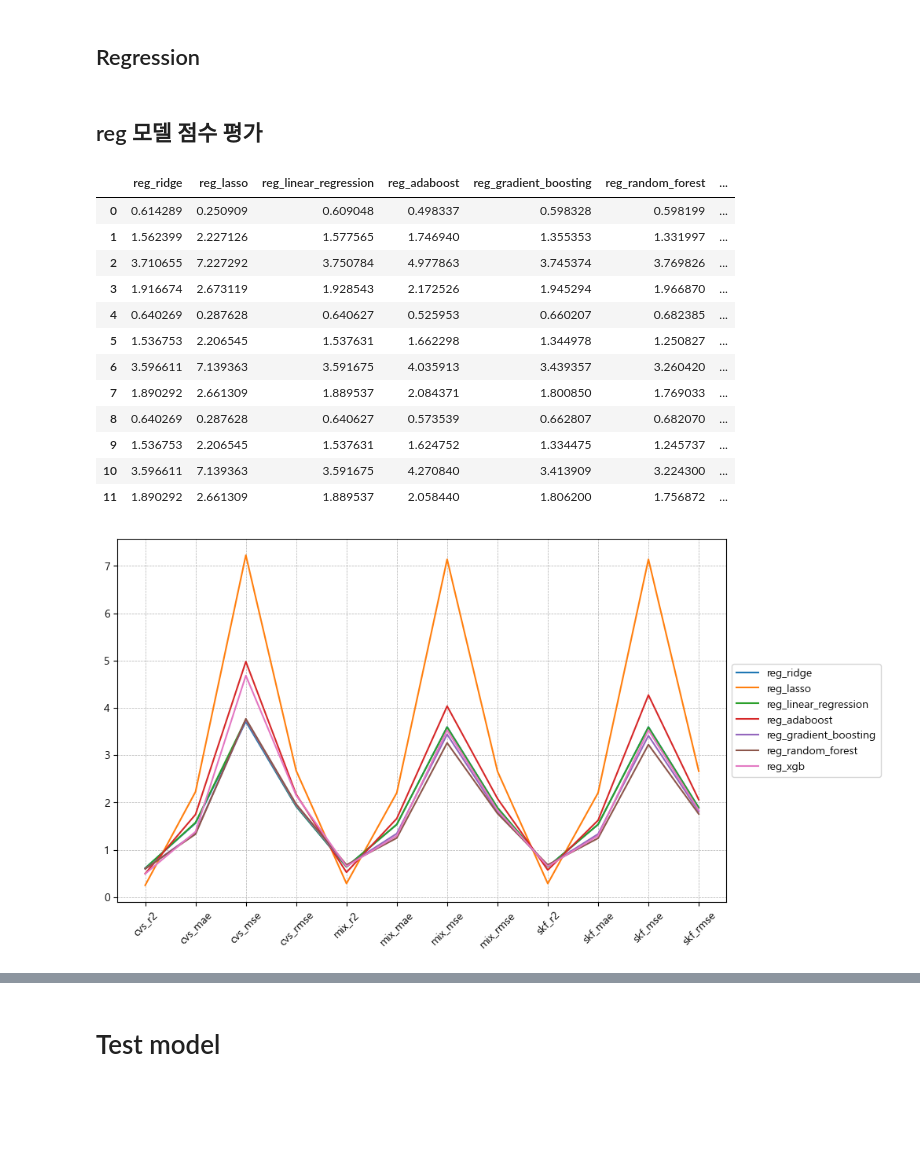
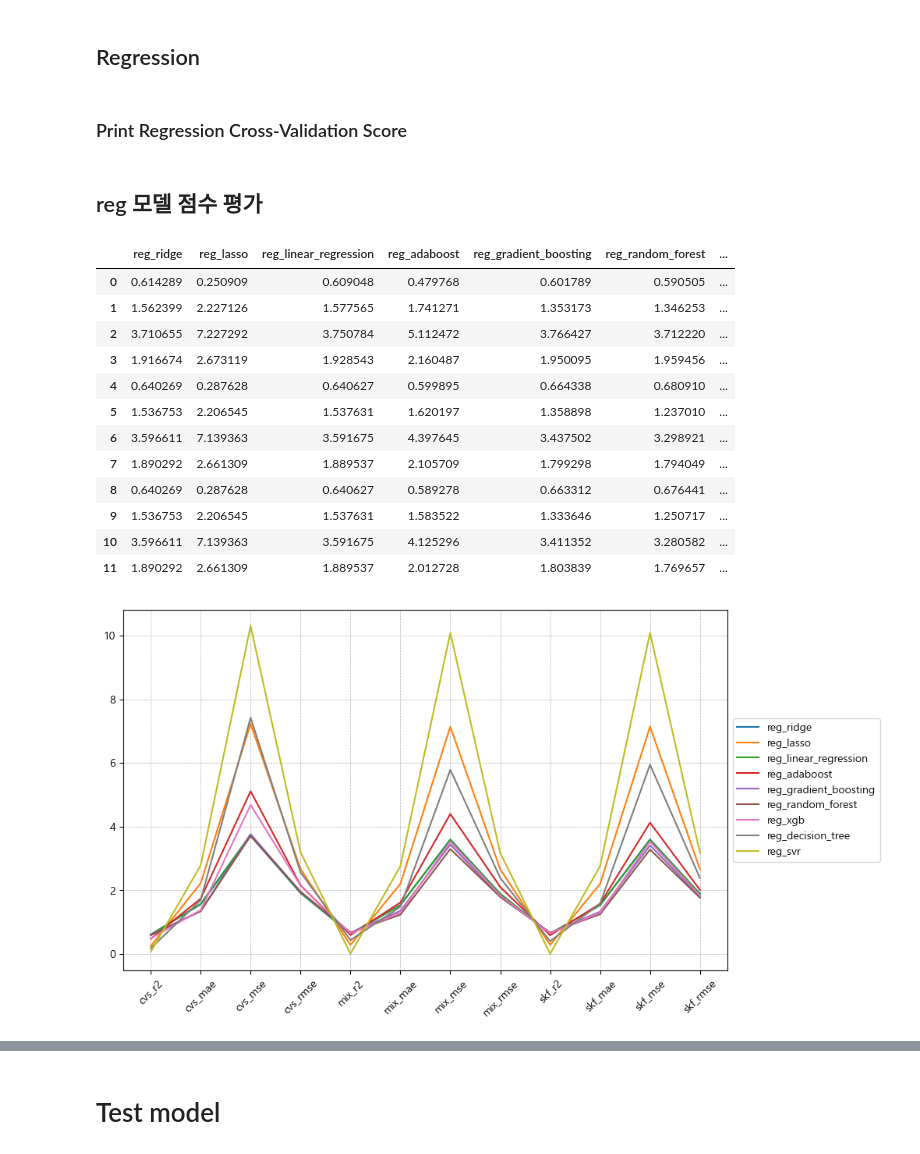
Before and after one commit to miny-genie/RTC-mariokart-8-AI, a Jupyter notebook: 3_select_model.ipynb, the cells around one changed output, grey strips where cells are left out. Saved outputs shown, nothing was run; the diff lists cells and outputs as text; code cells hidden in the pictures; blank space fills up the shorter version.

```diff
--- a/3_select_model.ipynb
+++ b/3_select_model.ipynb
@@ -144,6 +148,8 @@ clf_model_dict = {
     "clf_xgb_": XGBClassifier(use_label_encoder=False, eval_metric='logloss'),
 #     "clf_lgbm": LGBMClassifier(),
 #     "clf_catboost": CatBoostClassifier(verbose=0),
+    "clf_decision_tree": DecisionTreeClassifier(),
+#    "clf_svc": SVC(probability = True),
 }
 
 reg_model_dict = {
@@ -154,8 +160,10 @@ reg_model_dict = {
     "reg_gradient_boosting": GradientBoostingRegressor(),
     "reg_random_forest": RandomForestRegressor(),
     "reg_xgb": XGBRegressor(),
-#     "reg_lgbm": LGBMRegressor(),
-#     "reg_catboost": CatBoostRegressor(verbose=0),
+#    "reg_lgbm": LGBMRegressor(),
+#    "reg_catboost": CatBoostRegressor(verbose=0),
+    "reg_decision_tree": DecisionTreeRegressor(),
+    "reg_svr": SVR(),
 }
 # %% [markdown]
 # Training Model
@@ -300,6 +310,7 @@ def print_clf_score(
 # %%
 df_clf_scores = pd.DataFrame()
 Y = y_result
+k = 5
 
 for model_name, model in tqdm(clf_model_dict.items()):
     model, X_train, X_test, y_train, y_test = fit_model(model, X, Y)
@@ -307,7 +318,7 @@ for model_name, model in tqdm(clf_model_dict.items()):
         model,
         X_test,
         y_test,
-        5
+        k
     )
 
     # print_clf_score(model, scores1, scores2, scores3)
@@ -360,7 +371,7 @@ plt.grid(True, linestyle='--', linewidth=0.5, axis='y')
 df_clf_scores.set_index('name').T.plot(
     figsize = (10, 6),
     rot = 45
-)
+).set_xticks(range(10), df_clf_scores.set_index('name').T.index)
 
 plt.legend(loc='center left', bbox_to_anchor=(1, 0.5))
 plt.grid(True, linestyle='--', linewidth=0.5, axis='x')
@@ -370,10 +381,10 @@ plt.grid(True, linestyle='--', linewidth=0.5, axis='y')
 # %%
-df_tmp = df_clf_scores[["clf_gradient_boosting", "name"]]
+df_tmp = df_clf_scores[["clf_gradient_boosting", "clf_decision_tree", "name"]]
 
 df_tmp.set_index('name').plot.bar(
     figsize = (8, 4),
     title= f"Gradient Boosting Performance Across Scoring Method",
-    color = ['royalblue', ],
+    color = ['royalblue', 'lightsteelblue'],
     xlabel = "",
     ylabel = "",
     ylim = [min(df_tmp["clf_gradient_boosting"])-0.01, max(df_tmp["clf_gradient_boosting"])+0.001],
@@ -425,6 +436,8 @@ def reg_cross_validation(
         scores3['skf_rmse'].append(rmse)
 
     return scores1,scores2, scores3
+# %% [markdown]
+### Print Regression Cross-Validation Score
 # %%
 def print_reg_score(
     model: BaseEstimator,
@@ -448,43 +461,44 @@ def print_reg_score(
 # %%
 df_reg_scores = pd.DataFrame()
 Y = y_rank
+k = 5
 
 for model_name, model in tqdm(reg_model_dict.items()):
     model, X_train, X_test, y_train, y_test = fit_model(model, X, Y)
     scores1,scores2, scores3 = reg_cross_validation(
         model,
         X_test,
         y_test,
-        5
+        k
     )
 
     # print_reg_score(model, scores1, scores2, socres3)
     values = (
         [abs(np.mean(s)) for s in scores1.values()] +
         [abs(np.mean(s)) for s in scores2.values()] +
         [abs(np.mean(s)) for s in scores3.values()]
     )
 
     df_tmp = pd.DataFrame({model_name: values})
     df_reg_scores = pd.concat([df_reg_scores, df_tmp], axis=1)
 
 keys = [k for k in scores1.keys()] + [k for k in scores2.keys()] + [k for k in scores3.keys()]
 df_reg_scores = pd.concat([df_reg_scores, pd.DataFrame({"name":keys})], axis=1)
 df_reg_scores
 # %% [output]
 |  | reg_ridge | reg_lasso | reg_linear_regression | reg_adaboost | reg_gradient_boosting | reg_random_forest | ... |
-| 0 | 0.614289 | 0.250909 | 0.609048 | 0.498337 | 0.598328 | 0.598199 | ... |
-| 1 | 1.562399 | 2.227126 | 1.577565 | 1.746940 | 1.355353 | 1.331997 | ... |
-| 2 | 3.710655 | 7.227292 | 3.750784 | 4.977863 | 3.745374 | 3.769826 | ... |
-| 3 | 1.916674 | 2.673119 | 1.928543 | 2.172526 | 1.945294 | 1.966870 | ... |
-| 4 | 0.640269 | 0.287628 | 0.640627 | 0.525953 | 0.660207 | 0.682385 | ... |
-| 5 | 1.536753 | 2.206545 | 1.537631 | 1.662298 | 1.344978 | 1.250827 | ... |
-| 6 | 3.596611 | 7.139363 | 3.591675 | 4.035913 | 3.439357 | 3.260420 | ... |
-| 7 | 1.890292 | 2.661309 | 1.889537 | 2.084371 | 1.800850 | 1.769033 | ... |
-| 8 | 0.640269 | 0.287628 | 0.640627 | 0.573539 | 0.662807 | 0.682070 | ... |
-| 9 | 1.536753 | 2.206545 | 1.537631 | 1.624752 | 1.334475 | 1.245737 | ... |
-| 10 | 3.596611 | 7.139363 | 3.591675 | 4.270840 | 3.413909 | 3.224300 | ... |
-| 11 | 1.890292 | 2.661309 | 1.889537 | 2.058440 | 1.806200 | 1.756872 | ... |
+| 0 | 0.614289 | 0.250909 | 0.609048 | 0.479768 | 0.601789 | 0.590505 | ... |
+| 1 | 1.562399 | 2.227126 | 1.577565 | 1.741271 | 1.353173 | 1.346253 | ... |
+| 2 | 3.710655 | 7.227292 | 3.750784 | 5.112472 | 3.766427 | 3.712220 | ... |
+| 3 | 1.916674 | 2.673119 | 1.928543 | 2.160487 | 1.950095 | 1.959456 | ... |
+| 4 | 0.640269 | 0.287628 | 0.640627 | 0.599895 | 0.664338 | 0.680910 | ... |
+| 5 | 1.536753 | 2.206545 | 1.537631 | 1.620197 | 1.358898 | 1.237010 | ... |
+| 6 | 3.596611 | 7.139363 | 3.591675 | 4.397645 | 3.437502 | 3.298921 | ... |
+| 7 | 1.890292 | 2.661309 | 1.889537 | 2.105709 | 1.799298 | 1.794049 | ... |
+| 8 | 0.640269 | 0.287628 | 0.640627 | 0.589278 | 0.663312 | 0.676441 | ... |
+| 9 | 1.536753 | 2.206545 | 1.537631 | 1.583522 | 1.333646 | 1.250717 | ... |
+| 10 | 3.596611 | 7.139363 | 3.591675 | 4.125296 | 3.411352 | 3.280582 | ... |
+| 11 | 1.890292 | 2.661309 | 1.889537 | 2.012728 | 1.803839 | 1.769657 | ... |
 # %%
 df_reg_scores.plot(
     figsize = (10, 6),
@@ -495,7 +509,7 @@ plt.legend(loc='center left', bbox_to_anchor=(1, 0.5))
 plt.grid(True, linestyle='--', linewidth=0.5, axis='x')
 plt.grid(True, linestyle='--', linewidth=0.5, axis='y')
 # %% [output]
-[figure, old version]
+[figure, new version]
 # %%
 df_reg_scores.set_index('name').T.plot(
     figsize = (10, 6),
```
Also changed, not shown: parts of 9 cells of this notebook.
